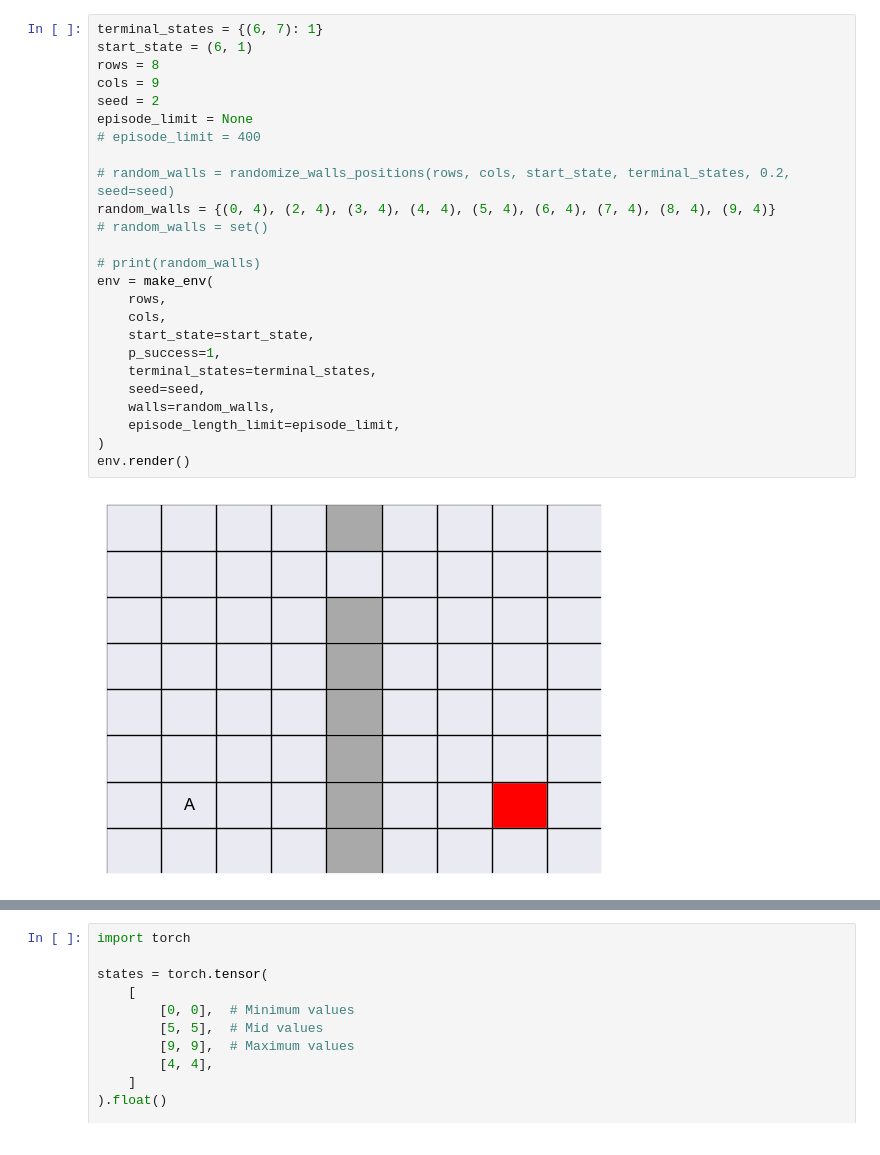
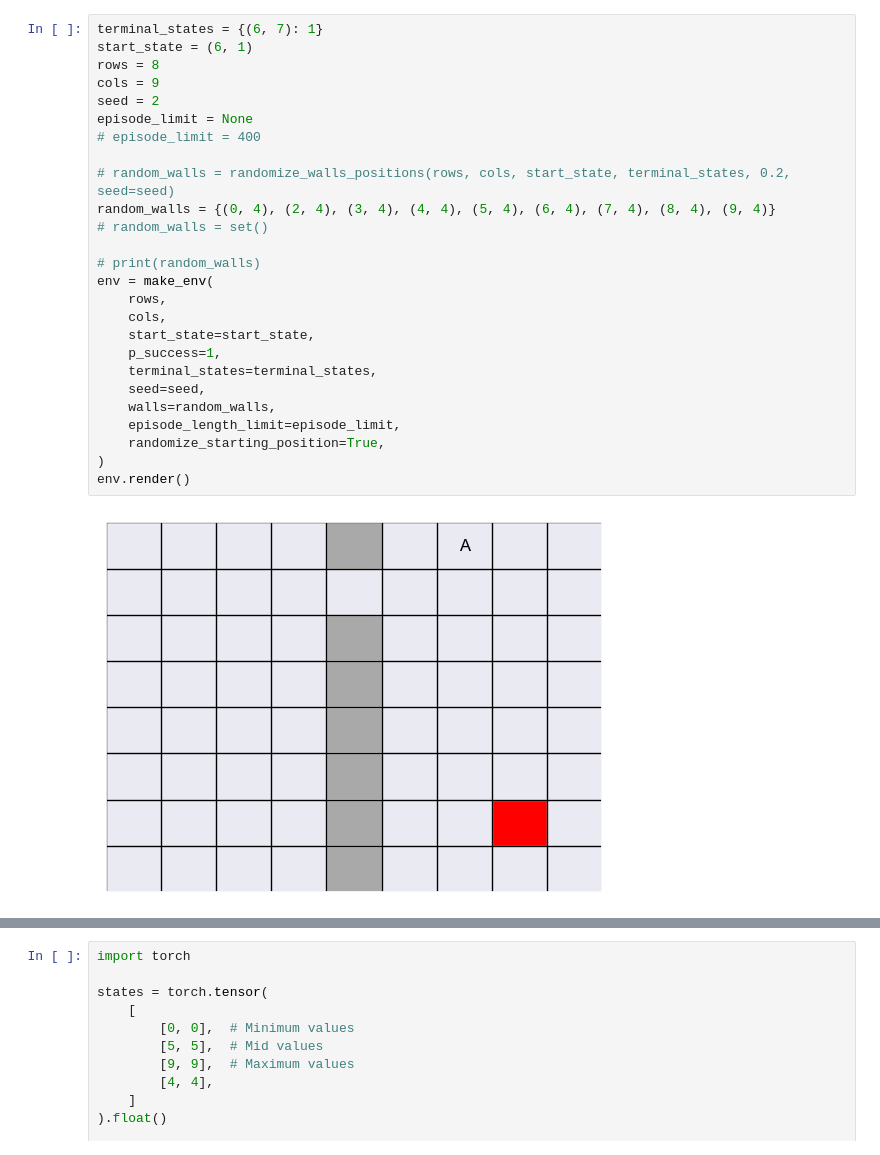
Before and after one commit to mariusdgm/phd-research, a Jupyter notebook: experiments/dqn/check_experiment.ipynb, the cells around one changed output, grey strips where cells are left out. Drawn from its saved outputs; the diff is of its cells as text.

Commit message:
started experiment with random prob start

```diff
--- a/experiments/dqn/check_experiment.ipynb
+++ b/experiments/dqn/check_experiment.ipynb
@@ -116,30 +111,31 @@ plot_draws(N, prob_A, space_A, space_B)
 # %%
 terminal_states = {(6, 7): 1}
 start_state = (6, 1)
 rows = 8
 cols = 9
 seed = 2
 episode_limit = None
 # episode_limit = 400
 
 # random_walls = randomize_walls_positions(rows, cols, start_state, terminal_states, 0.2, seed=seed)
 random_walls = {(0, 4), (2, 4), (3, 4), (4, 4), (5, 4), (6, 4), (7, 4), (8, 4), (9, 4)}
 # random_walls = set()
 
 # print(random_walls)
 env = make_env(
     rows,
     cols,
     start_state=start_state,
     p_success=1,
     terminal_states=terminal_states,
     seed=seed,
     walls=random_walls,
     episode_length_limit=episode_limit,
+    randomize_starting_position=True,
 )
 env.render()
 # %% [output]
-[figure, old version]
+[figure, new version]
 # %%
 ### Find average nr of runs
 def evaluate_agent(env, num_episodes=10000):
```
Also changed, not shown: parts of 3 cells of this notebook, 4 other files.
